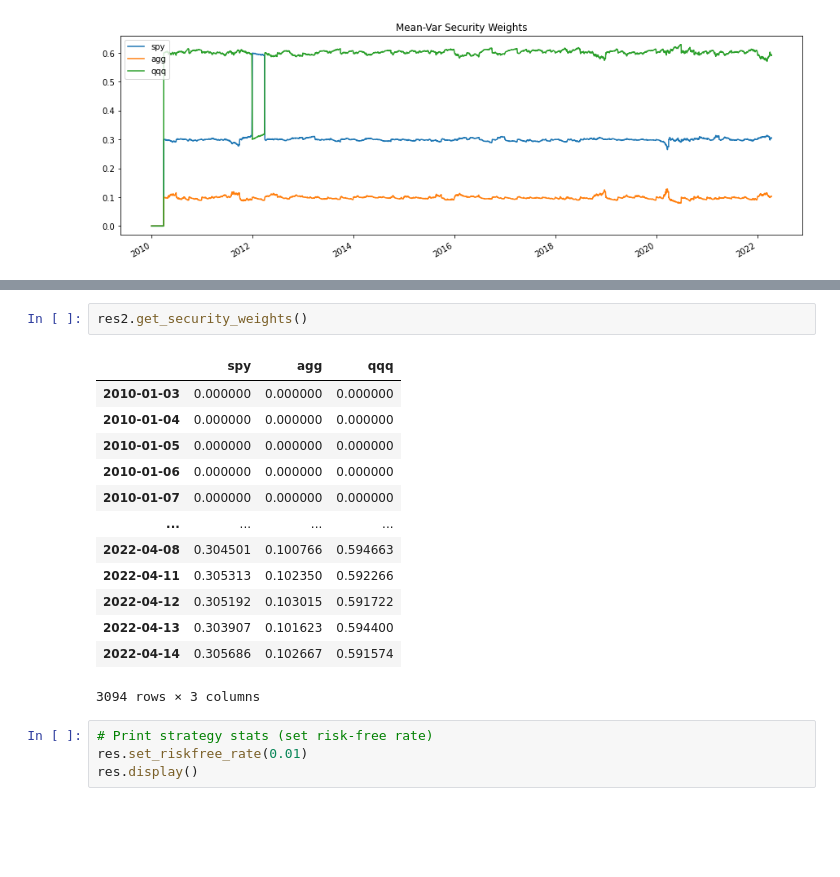
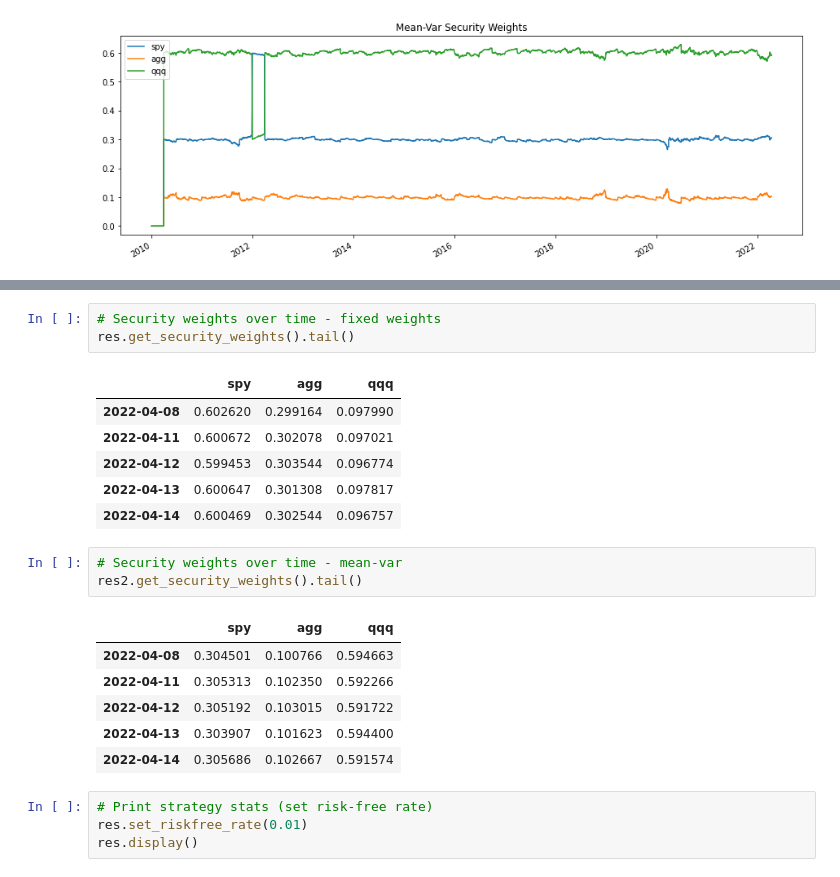
Before and after one commit to dbogatic/bt-backtest, a Jupyter notebook: bt_backtest.ipynb, the cells around one changed output, grey strips where cells are left out. Drawn from its saved outputs; the diff is of its cells as text; blank space fills up the shorter version.

```diff
--- a/bt_backtest.ipynb
+++ b/bt_backtest.ipynb
@@ -131,19 +116,23 @@ res.get_security_weights()
-# %%
-res2.get_security_weights()
-# %% [output]
-|  | spy | agg | qqq |
-| 2010-01-03 | 0.000000 | 0.000000 | 0.000000 |
-| 2010-01-04 | 0.000000 | 0.000000 | 0.000000 |
-| 2010-01-05 | 0.000000 | 0.000000 | 0.000000 |
-| 2010-01-06 | 0.000000 | 0.000000 | 0.000000 |
-| 2010-01-07 | 0.000000 | 0.000000 | 0.000000 |
-| ... | ... | ... | ... |
-| 2022-04-08 | 0.304501 | 0.100766 | 0.594663 |
-| 2022-04-11 | 0.305313 | 0.102350 | 0.592266 |
-| 2022-04-12 | 0.305192 | 0.103015 | 0.591722 |
-| 2022-04-13 | 0.303907 | 0.101623 | 0.594400 |
-| 2022-04-14 | 0.305686 | 0.102667 | 0.591574 |
-3094 rows × 3 columns
+# %%
+# Security weights over time - fixed weights
+res.get_security_weights().tail()
+# %% [output]
+|  | spy | agg | qqq |
+| 2022-04-08 | 0.602620 | 0.299164 | 0.097990 |
+| 2022-04-11 | 0.600672 | 0.302078 | 0.097021 |
+| 2022-04-12 | 0.599453 | 0.303544 | 0.096774 |
+| 2022-04-13 | 0.600647 | 0.301308 | 0.097817 |
+| 2022-04-14 | 0.600469 | 0.302544 | 0.096757 |
+# %%
+# Security weights over time - mean-var
+res2.get_security_weights().tail()
+# %% [output]
+|  | spy | agg | qqq |
+| 2022-04-08 | 0.304501 | 0.100766 | 0.594663 |
+| 2022-04-11 | 0.305313 | 0.102350 | 0.592266 |
+| 2022-04-12 | 0.305192 | 0.103015 | 0.591722 |
+| 2022-04-13 | 0.303907 | 0.101623 | 0.594400 |
+| 2022-04-14 | 0.305686 | 0.102667 | 0.591574 |
 # %%
 # Print strategy stats (set risk-free rate)
 res.set_riskfree_rate(0.01)
```
Also changed, not shown: parts of 5 cells of this notebook.
